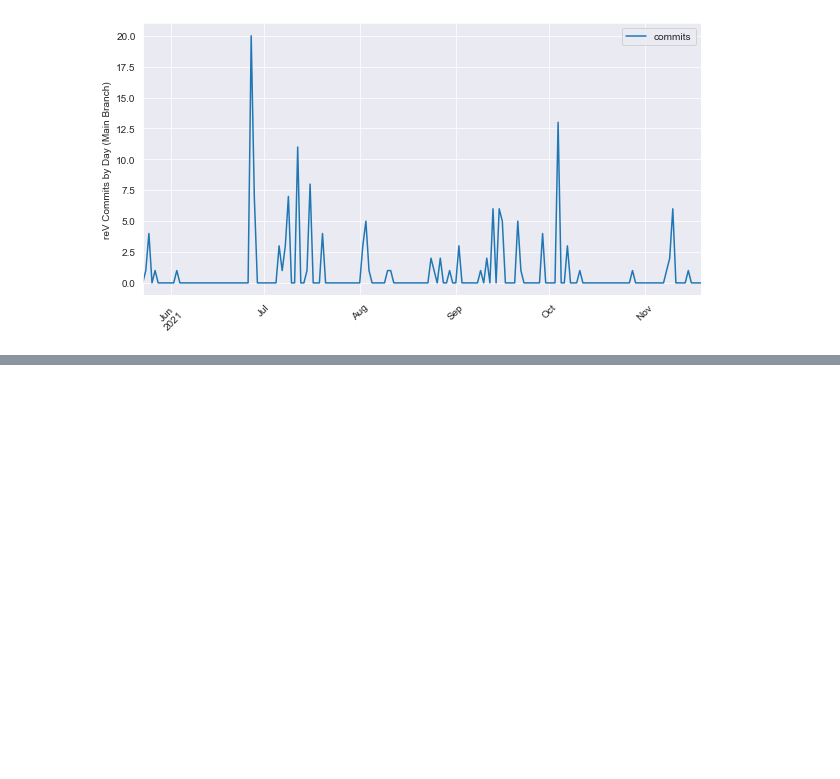
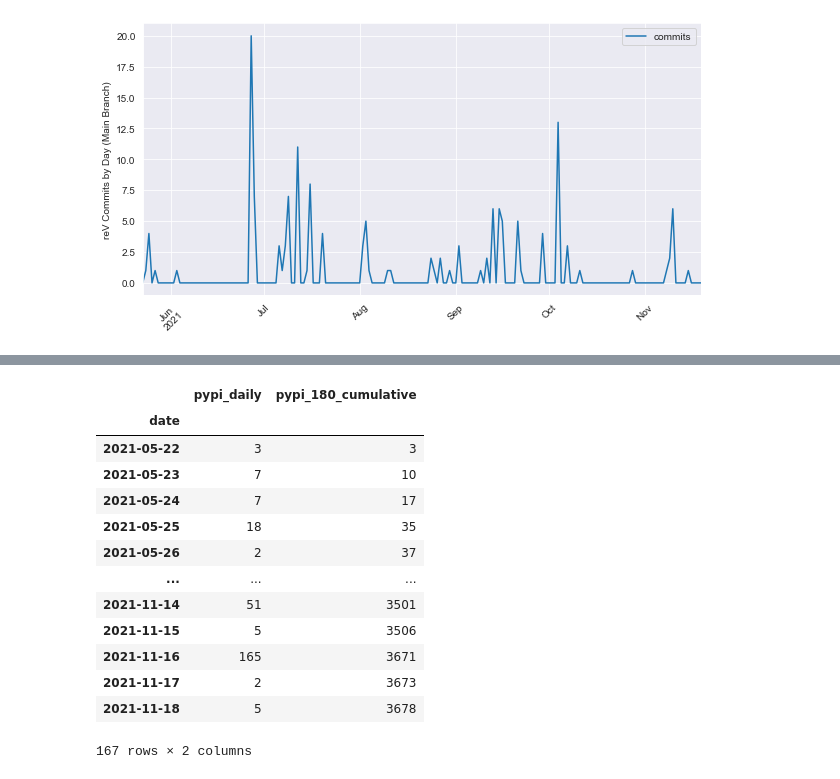
Before and after one commit to NREL/osos, a Jupyter notebook: examples/running_osos.ipynb, the cells around one changed output, grey strips where cells are left out. Cells and saved outputs as stored; diff of their text form; code cells hidden in the pictures; blank space fills up the shorter version.

```diff
--- a/examples/running_osos.ipynb
+++ b/examples/running_osos.ipynb
@@ -144,0 +167,18 @@ _ = plt.xticks(rotation=45)
+# %%
+pdata = Pypi.get_data('nrel-rev', include_mirrors=False)
+pdata
+# %% [output]
+|  | pypi_daily | pypi_180_cumulative |
+| date |  |  |
+| 2021-05-22 | 3 | 3 |
+| 2021-05-23 | 7 | 10 |
+| 2021-05-24 | 7 | 17 |
+| 2021-05-25 | 18 | 35 |
+| 2021-05-26 | 2 | 37 |
+| ... | ... | ... |
+| 2021-11-14 | 51 | 3501 |
+| 2021-11-15 | 5 | 3506 |
+| 2021-11-16 | 165 | 3671 |
+| 2021-11-17 | 2 | 3673 |
+| 2021-11-18 | 5 | 3678 |
+167 rows × 2 columns
```
Also changed, not shown: parts of 5 cells of this notebook, 2 other files.
